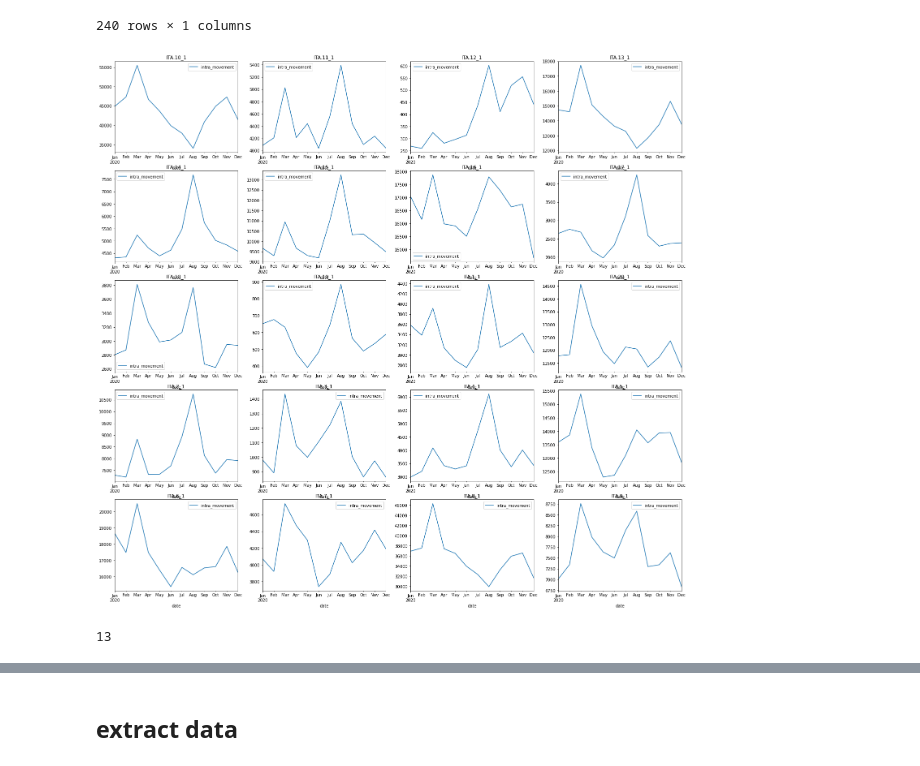
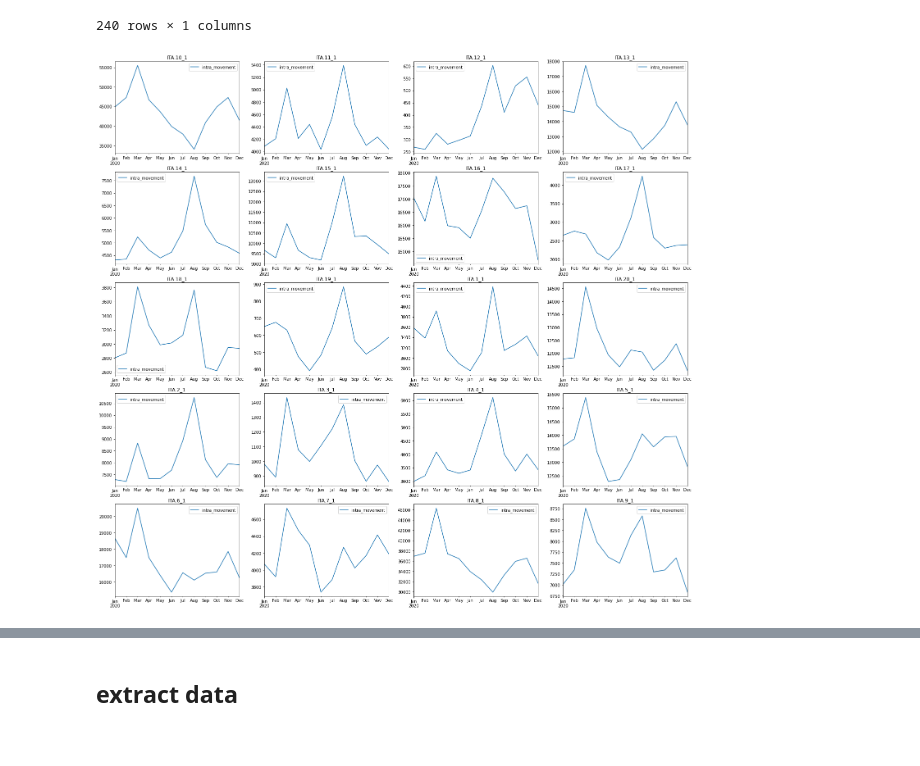
Before and after one commit to gladcolor/GIBD_RESTAPI, a Jupyter notebook: RestAPI.ipynb, the cells around one changed output, grey strips where cells are left out. Cells and saved outputs as stored; diff of their text form; code cells hidden in the pictures.

```diff
--- a/RestAPI.ipynb
+++ b/RestAPI.ipynb
@@ -27,12 +96,15 @@ Return the aggregated movement between the selected place and other places. (Cor
 # %%
-target_FIPS = 32003   # Clark County, NV, Las Vegas city
+target_place = 32003   # Clark County, NV, Las Vegas city
 
-params = {"operation": "od_by_place",
-       "odt_cube": "sg_od_2020_county",
-        "place": str(target_FIPS),
-       "begin": "01/01/2020",
-       "end": "12/31/2020",
-       "direction": "both"}
+params = {"operation": "get_daily_movement_for_all_places",
+          "scale": "us_state",
+       "source": "twitter",
+        "place": str(target_place),
+          "begin": "01/01/2020",
+          "end": "12/31/2020"
+         }
 
 q = r'http://gis.cas.sc.edu/GeoAnalytics/REST'
 r = requests.get(q, params=params)
+df = pd.read_csv(StringIO(r.text))
+df
@@ -110,0 +129,14 @@ Return the daily movements for all places of a specific geographic level (curren
+# %%
+params = {"operation": "extract_odt_data",
+       "source": "twitter",
+        "scale": "us_county",
+       "begin": "04/01/2019" ,
+       "end": "04/02/2019",
+       "bbox": "-90,90,-180,180",
+       "type": "daily"}
+
+q = r'http://gis.cas.sc.edu/GeoAnalytics/REST'
+r = requests.get(q, params=params)
+
+df = pd.read_csv(StringIO(r.text))
+df
@@ -111,8 +161,11 @@ Return the daily movements for all places of a specific geographic level (curren
 # %%
-params = {"operation": "od_daily_movement",
-       "odt_cube": "twitter_world_first_admin",
-       "begin": "01/01/2020",
-       "end": "01/31/2020"}
+params = {"operation": "extract_odt_data_url",
+       "source": "safegraph",
+        "scale": "us_tract_sc",
+       "begin": "01/01/2019" ,
+       "end": "01/10/2019",
+       "bbox": "20.19346,49.33148,-125.19531,-64.10156",
+       "type": "aggregated"}
 
 q = r'http://gis.cas.sc.edu/GeoAnalytics/REST'
 r = requests.get(q, params=params)
@@ -433,27 +399,24 @@ groupped
 # %%
 import math
 
 row_cnt = math.ceil(math.sqrt(len(places)))
 col_cnt = math.ceil(len(places)/row_cnt)
 fig, axes = plt.subplots(row_cnt, col_cnt, figsize=(row_cnt * 5, col_cnt * 6) )
 vmin= groupped['intra_movement'].min()
 vmax= groupped['intra_movement'].max()
 
 # jan_data =
 
 for idx, place in enumerate(places):
     day_df = groupped.loc[place]
 #     re = gdf_county.set_index('GID_1').join(day_df, how='left')
-    day_df.plot(ax=axes[divmod(idx, col_cnt)], title = place)
+    ax = day_df.plot(ax=axes[divmod(idx, col_cnt)], title = place)
+    ax.set_xlabel("")
 #     print(date)
 #     re.plot(column=re['intra_movement'], cmap='PuBu',  ax=axes[divmod(idx, col_cnt)], legend=True, norm=mpl.colors.SymLogNorm(linthresh=0.3, linscale=0.3,
 #                                               vmin=vmin, vmax=vmax))
 
 # fig.colorbar(re['intra_movement'], ax=axes.ravel().tolist())
 plt.show()
 # %% [output]
-[figure, old version]
+[figure, new version]
-# %%
-len(groupped.loc[date])
-# %% [output]
-13
```
Also changed, not shown: parts of 57 cells of this notebook.
